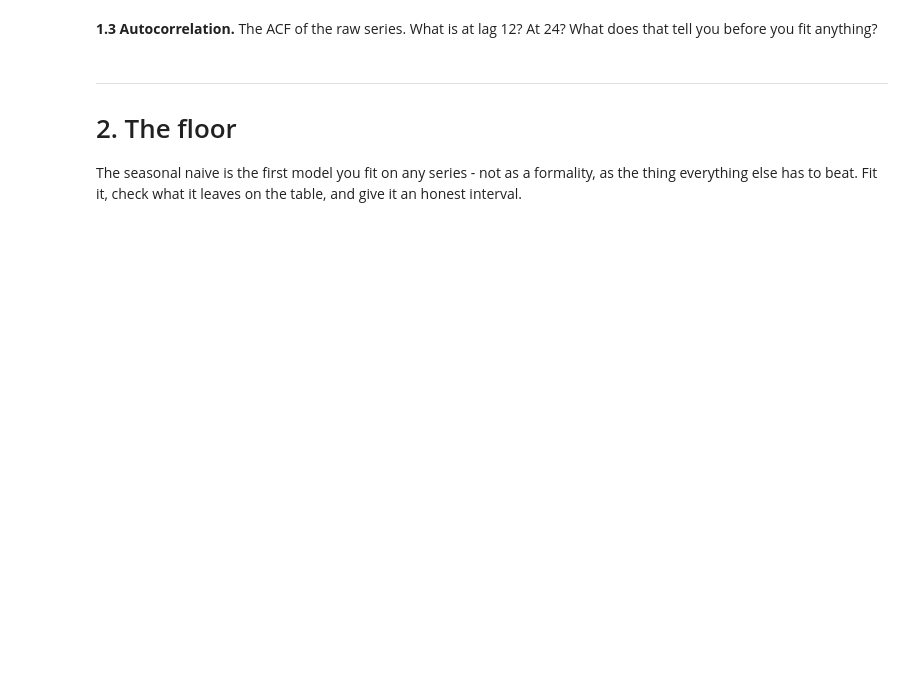
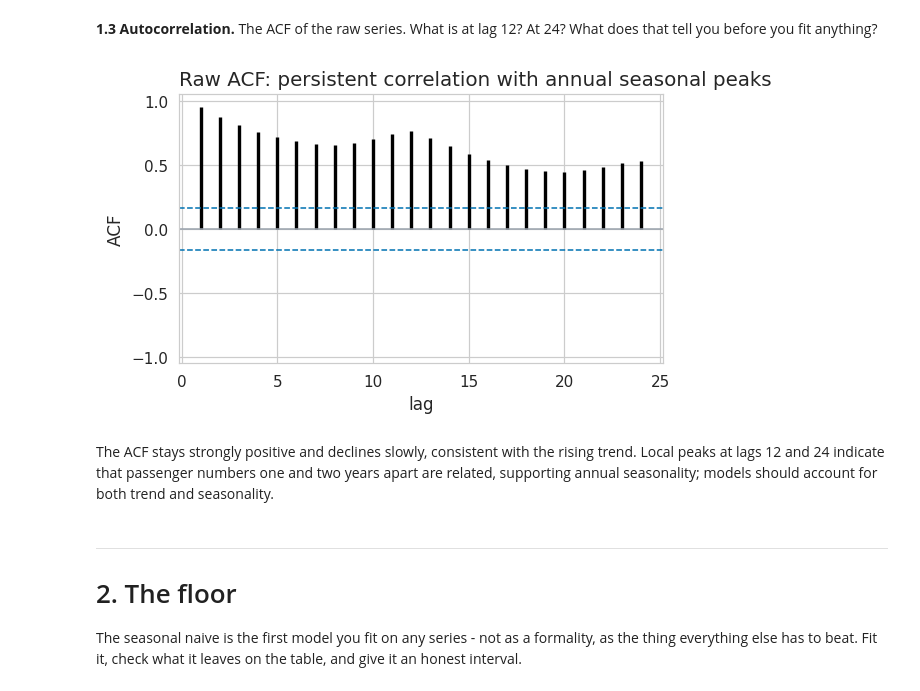
Before and after one commit to mashaellna77-maker/international-airpassengers-project, a Jupyter notebook: project.ipynb, the cells around one changed output. Cells and saved outputs as stored; diff of their text form; code cells hidden in the pictures; blank space fills up the shorter version.

```diff
--- a/project.ipynb
+++ b/project.ipynb
@@ -112,7 +174,16 @@ print(f"seasonal strength: {seasonal_strength:.2f}")
 At 24? What does that tell you before you fit anything?
 # %%
 # TODO: ACF plot of df["y"] (P.acf_plot), 24 lags.
-...
+P.acf_plot(
+    df["y"],
+    nlags=24,
+    title="Raw ACF: persistent correlation with annual seasonal peaks"
+)
+plt.show()
+# %% [output]
+[figure, added]
+# %% [markdown]
+The ACF stays strongly positive and declines slowly, consistent with the rising trend. Local peaks at lags 12 and 24 indicate that passenger numbers one and two years apart are related, supporting annual seasonality; models should account for both trend and seasonality.
 # %% [markdown]
 ---
 # 2. The floor
```
Also changed, not shown: parts of 27 cells of this notebook.
